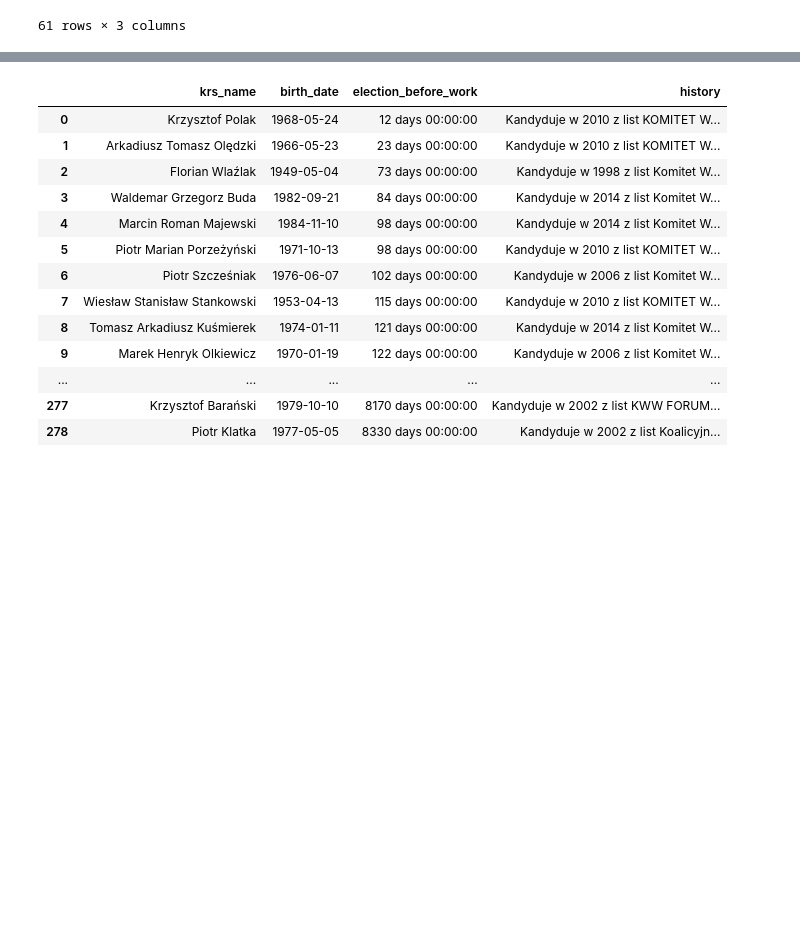
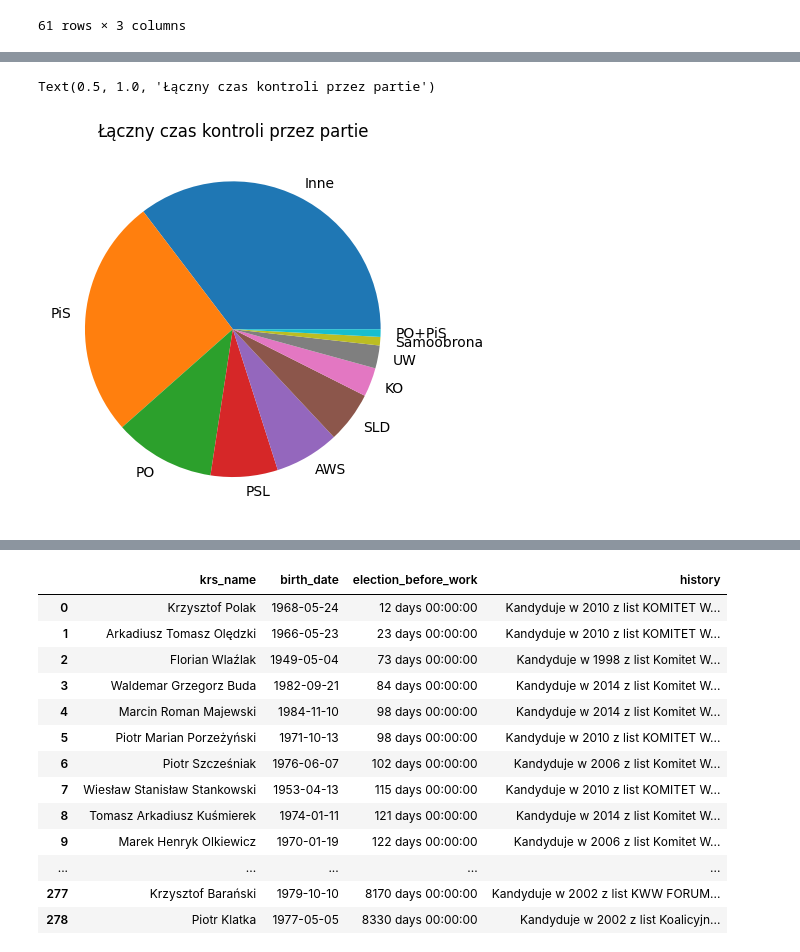
Before and after one commit to SzymonPajzert/koryta, a Jupyter notebook: data/scrapers/src/analysis/notebooks/People's regions.ipynb, the cells around one changed output, grey strips where cells are left out. Drawn from its saved outputs; the diff is of its cells as text; code cells hidden in the pictures; blank space fills up the shorter version.

```diff
--- a/data/scrapers/src/analysis/notebooks/People's regions.ipynb
+++ b/data/scrapers/src/analysis/notebooks/People's regions.ipynb
@@ -63,2 +104,8 @@ TypeError: unsupported operand type(s) for +: 'dict' and 'dict'
+# %%
+ax = parties_aggregated.plot.pie()
+ax.set_title("Łączny czas kontroli przez partie")
+# %% [output]
+Text(0.5, 1.0, 'Łączny czas kontroli przez partie')
+[figure, added]
 # %%
 local_good["employed_total_years"] = local_good[("employed_total")].apply(lambda d: d.days / 365)
```
Also changed, not shown: parts of 5 cells of this notebook, 1 other file.
